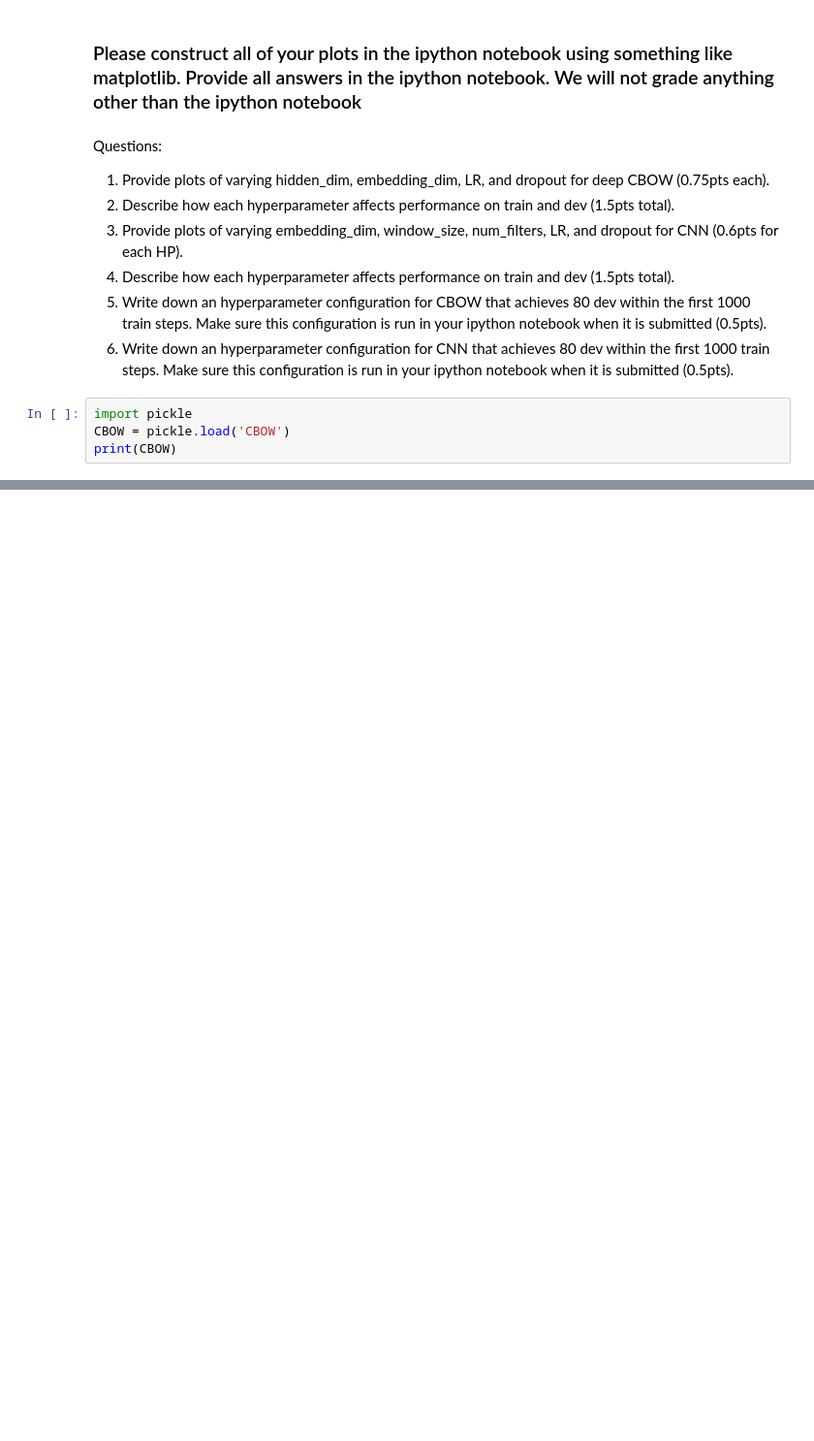
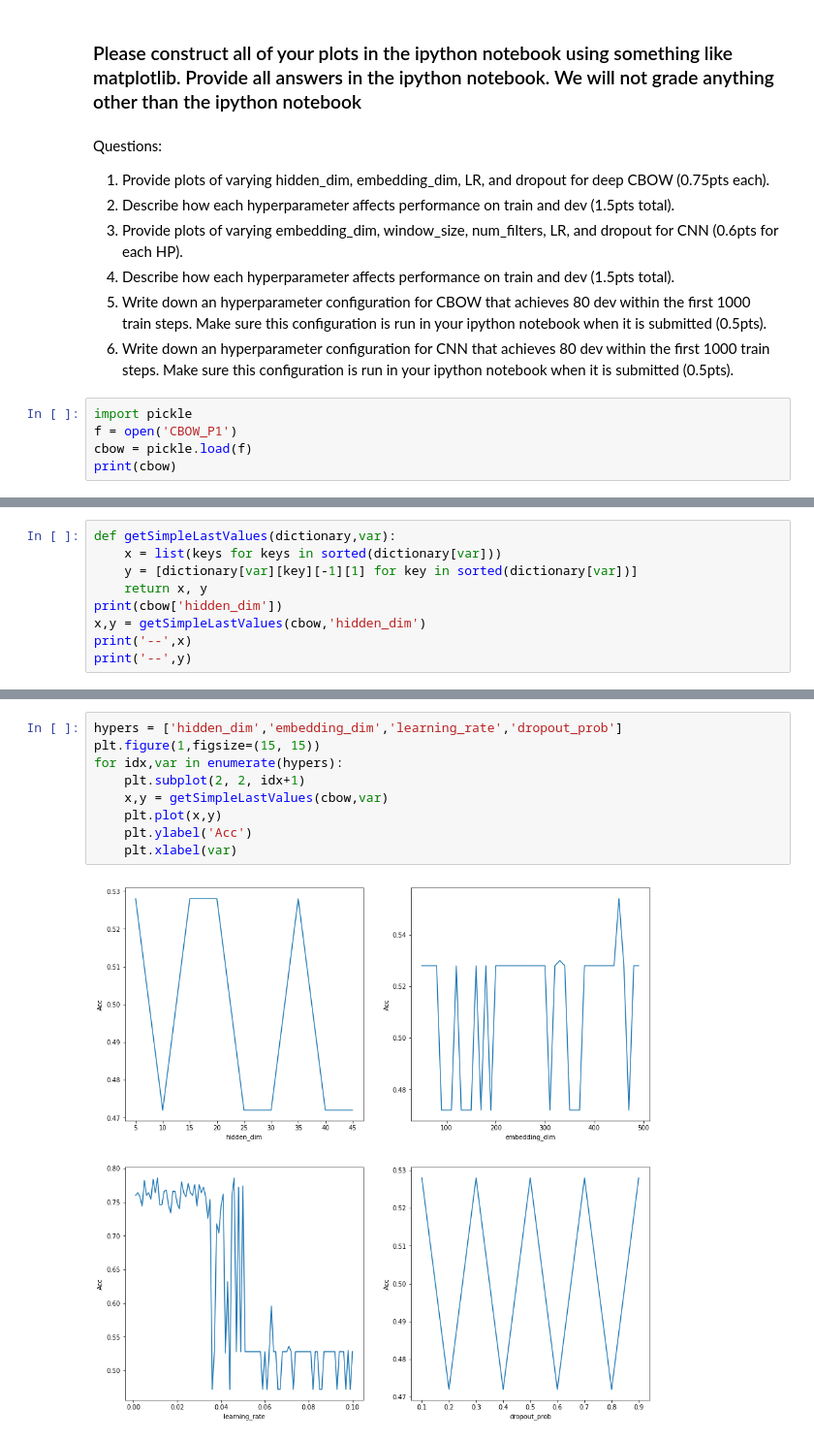
Before and after one commit to pmal19/NLU-HW6, a Jupyter notebook: Ex6Srinidhi.ipynb, the cells around one changed output, grey strips where cells are left out. Shown at 97% size. Saved outputs shown, nothing was run; the diff lists cells and outputs as text; blank space fills up the shorter version.

```diff
--- a/Ex6Srinidhi.ipynb
+++ b/Ex6Srinidhi.ipynb
@@ -390,6 +390,7 @@ Questions:
 6. Write down an hyperparameter configuration for CNN that achieves 80 dev within the first 1000 train steps. Make sure this configuration is run in your ipython notebook when it is submitted (0.5pts).
 # %%
 import pickle
-CBOW = pickle.load('CBOW')
-print(CBOW)
+f = open('CBOW_P1')
+cbow = pickle.load(f)
+print(cbow)
 # %% [output]
@@ -396,0 +405,9 @@ AttributeError: 'str' object has no attribute 'readline'
+# %%
+def getSimpleLastValues(dictionary,var):
+    x = list(keys for keys in sorted(dictionary[var]))
+    y = [dictionary[var][key][-1][1] for key in sorted(dictionary[var])]
+    return x, y
+print(cbow['hidden_dim'])
+x,y = getSimpleLastValues(cbow,'hidden_dim')
+print('--',x)
+print('--',y)
@@ -396,0 +423,11 @@ AttributeError: 'str' object has no attribute 'readline'
+# %%
+hypers = ['hidden_dim','embedding_dim','learning_rate','dropout_prob']
+plt.figure(1,figsize=(15, 15))
+for idx,var in enumerate(hypers):
+    plt.subplot(2, 2, idx+1)
+    x,y = getSimpleLastValues(cbow,var)
+    plt.plot(x,y)
+    plt.ylabel('Acc')
+    plt.xlabel(var)
+# %% [output]
+[figure, added]
```
Also changed, not shown: parts of 10 cells of this notebook, 1 other file.
